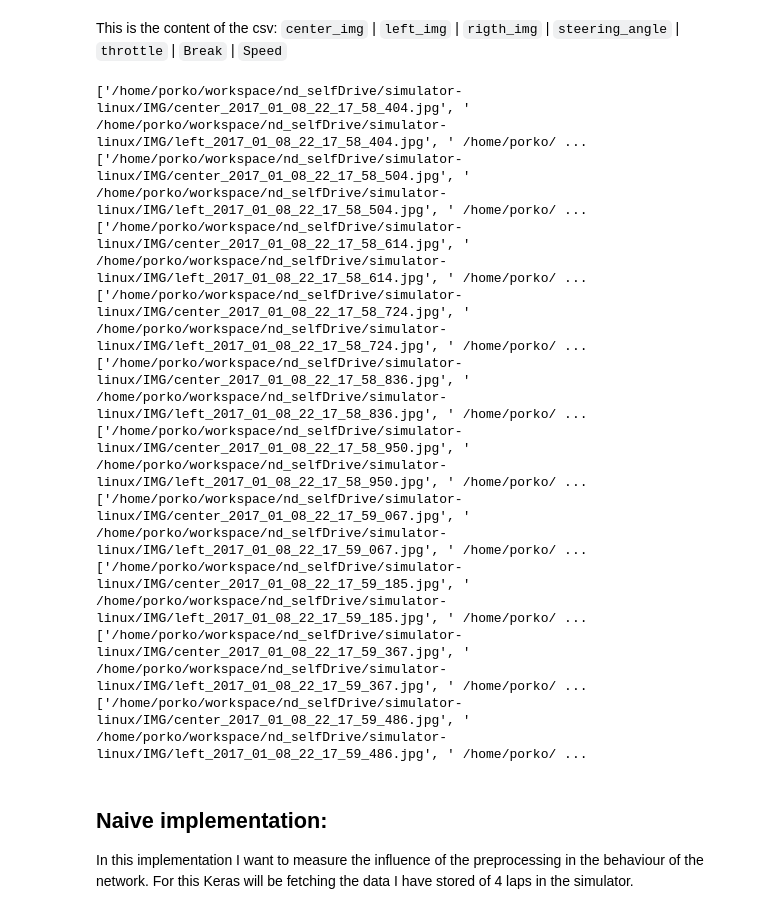
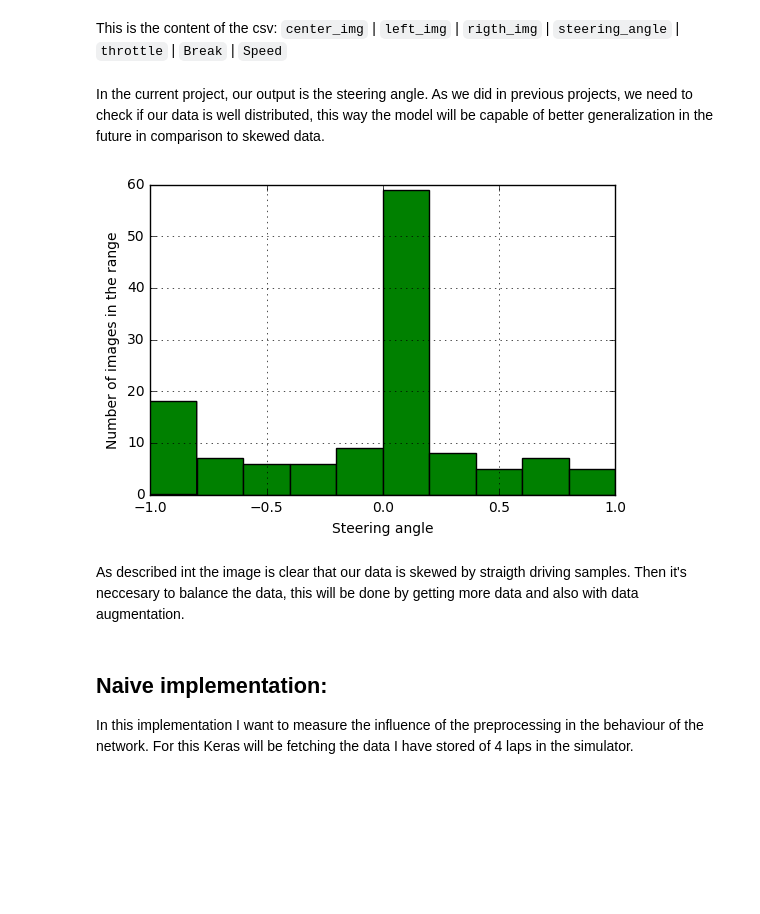
Before and after one commit to yhoazk/CarND-Behavioral-Cloning-P3, a Jupyter notebook: ExploreAndPreprocessData.ipynb, the cells around one changed output. Drawn from its saved outputs; the diff is of its cells as text; code cells hidden in the pictures; blank space fills up the shorter version.

Commit message:
Explore data distribution

```diff
--- a/ExploreAndPreprocessData.ipynb
+++ b/ExploreAndPreprocessData.ipynb
@@ -43,26 +43,35 @@ plot_imgArr(center_arr)
 # %% [markdown]
 This is the content of the csv:
 `center_img` | `left_img` | `rigth_img` | `steering_angle` | `throttle` | `Break` | `Speed`
-# %%
-import csv
-
-labels_csv = csv.reader(open(LABEL_CSV, "r"))
-for n,l in enumerate(labels_csv):
-    if n < 10:
-        print(l)
-    else:
-        break
-# %% [output]
-['/home/porko/workspace/nd_selfDrive/simulator-linux/IMG/center_2017_01_08_22_17_58_404.jpg', ' /home/porko/workspace/nd_selfDrive/simulator-linux/IMG/left_2017_01_08_22_17_58_404.jpg', ' /home/porko/ ...
-['/home/porko/workspace/nd_selfDrive/simulator-linux/IMG/center_2017_01_08_22_17_58_504.jpg', ' /home/porko/workspace/nd_selfDrive/simulator-linux/IMG/left_2017_01_08_22_17_58_504.jpg', ' /home/porko/ ...
-['/home/porko/workspace/nd_selfDrive/simulator-linux/IMG/center_2017_01_08_22_17_58_614.jpg', ' /home/porko/workspace/nd_selfDrive/simulator-linux/IMG/left_2017_01_08_22_17_58_614.jpg', ' /home/porko/ ...
-['/home/porko/workspace/nd_selfDrive/simulator-linux/IMG/center_2017_01_08_22_17_58_724.jpg', ' /home/porko/workspace/nd_selfDrive/simulator-linux/IMG/left_2017_01_08_22_17_58_724.jpg', ' /home/porko/ ...
-['/home/porko/workspace/nd_selfDrive/simulator-linux/IMG/center_2017_01_08_22_17_58_836.jpg', ' /home/porko/workspace/nd_selfDrive/simulator-linux/IMG/left_2017_01_08_22_17_58_836.jpg', ' /home/porko/ ...
-['/home/porko/workspace/nd_selfDrive/simulator-linux/IMG/center_2017_01_08_22_17_58_950.jpg', ' /home/porko/workspace/nd_selfDrive/simulator-linux/IMG/left_2017_01_08_22_17_58_950.jpg', ' /home/porko/ ...
-['/home/porko/workspace/nd_selfDrive/simulator-linux/IMG/center_2017_01_08_22_17_59_067.jpg', ' /home/porko/workspace/nd_selfDrive/simulator-linux/IMG/left_2017_01_08_22_17_59_067.jpg', ' /home/porko/ ...
-['/home/porko/workspace/nd_selfDrive/simulator-linux/IMG/center_2017_01_08_22_17_59_185.jpg', ' /home/porko/workspace/nd_selfDrive/simulator-linux/IMG/left_2017_01_08_22_17_59_185.jpg', ' /home/porko/ ...
-['/home/porko/workspace/nd_selfDrive/simulator-linux/IMG/center_2017_01_08_22_17_59_367.jpg', ' /home/porko/workspace/nd_selfDrive/simulator-linux/IMG/left_2017_01_08_22_17_59_367.jpg', ' /home/porko/ ...
-['/home/porko/workspace/nd_selfDrive/simulator-linux/IMG/center_2017_01_08_22_17_59_486.jpg', ' /home/porko/workspace/nd_selfDrive/simulator-linux/IMG/left_2017_01_08_22_17_59_486.jpg', ' /home/porko/ ...
+# %%
+import csv
+
+labels_csv = csv.reader(open(LABEL_CSV, "r"))
+
+
+steering_angles = []
+center_imgs_path = []
+left_imgs_path = []
+rigth_imgs_path = []
+labels = {"center_path": center_imgs_path, "left_path":left_imgs_path, "rigth_path": rigth_imgs_path}
+for line in labels_csv:
+    center_imgs_path.append(line[0])
+    left_imgs_path.append(line[1])
+    rigth_imgs_path.append(line[2])
+    steering_angles.append(float(line[3]))
+# %% [markdown]
+In the current project, our output is the steering angle. As we did in previous projects, we need to check if our data is well distributed, this way the model will be capable of better generalization in the future in comparison to skewed data.
+# %%
+plt.hist(steering_angles, facecolor='green')
+plt.xlabel('Steering angle')
+plt.ylabel('Number of images in the range')
+plt.grid(True)
+plt.show()
+# %% [output]
+[figure, added]
+# %% [markdown]
+As described int the image is clear that our data is skewed by straigth driving samples. Then it's neccesary to balance the data, this will be done by getting more data
+and also with data augmentation.
 # %% [markdown]
 ## Naive implementation:
 
```
Also changed, not shown: parts of 1 cell of this notebook.
